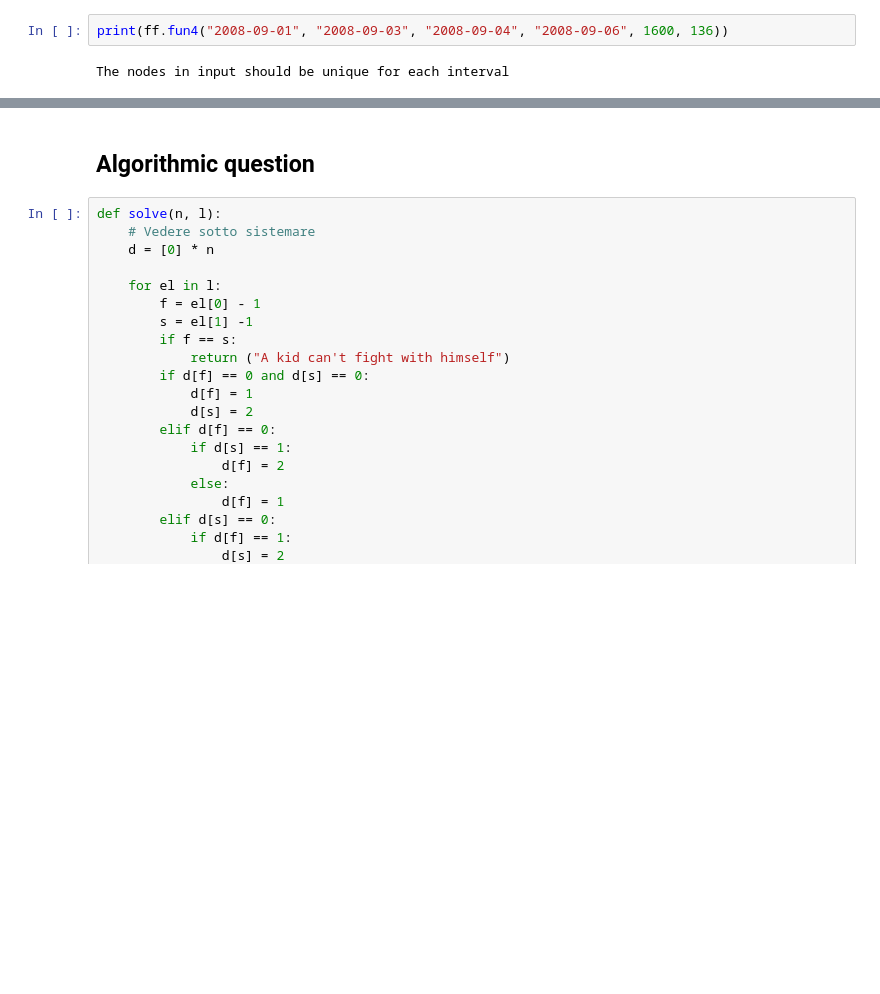
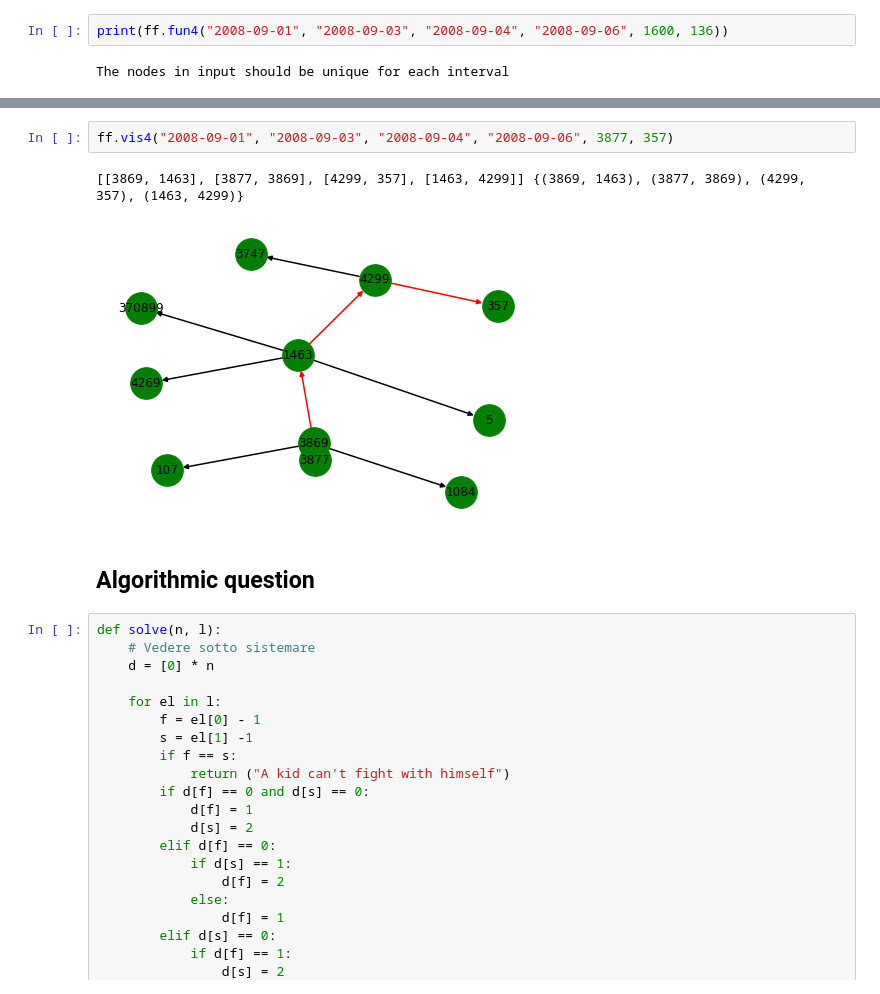
Before and after one commit to 1849300/ADM-HW5, a Jupyter notebook: main.ipynb, the cells around one changed output, grey strips where cells are left out. Saved outputs shown, nothing was run; the diff lists cells and outputs as text; blank space fills up the shorter version.

```diff
--- a/main.ipynb
+++ b/main.ipynb
@@ -176,3 +197,8 @@ TypeError: strptime() argument 0 must be str, not <class 'tuple'>
+# %%
+ff.vis4("2008-09-01", "2008-09-03", "2008-09-04", "2008-09-06", 3877, 357)
+# %% [output]
+[[3869, 1463], [3877, 3869], [4299, 357], [1463, 4299]] {(3869, 1463), (3877, 3869), (4299, 357), (1463, 4299)}
+[figure, added]
 # %% [markdown]
 ## Algorithmic question
 # %%
```
Also changed, not shown: parts of 6 cells of this notebook.
